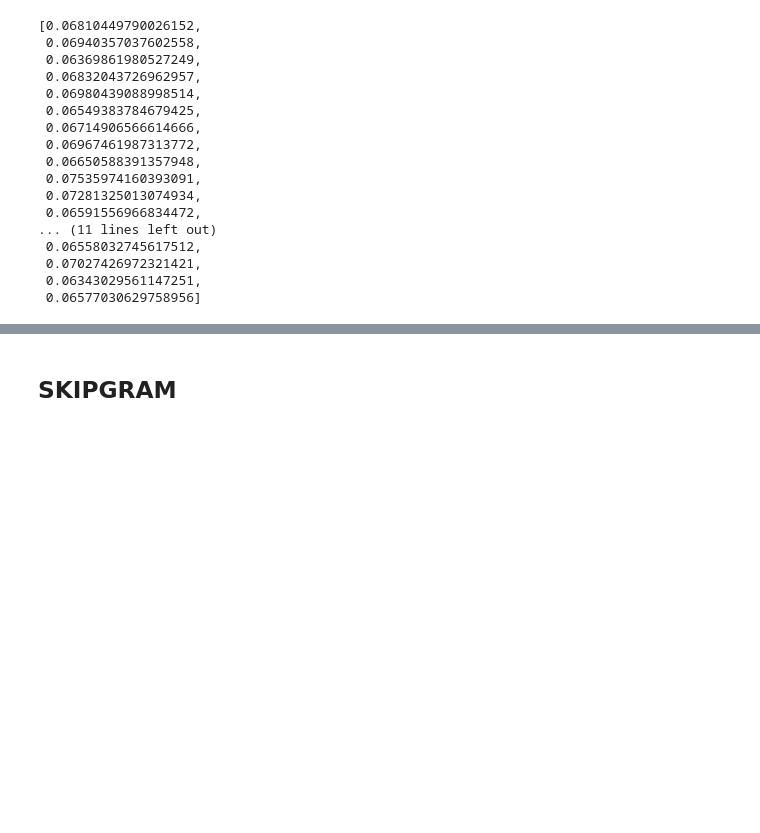
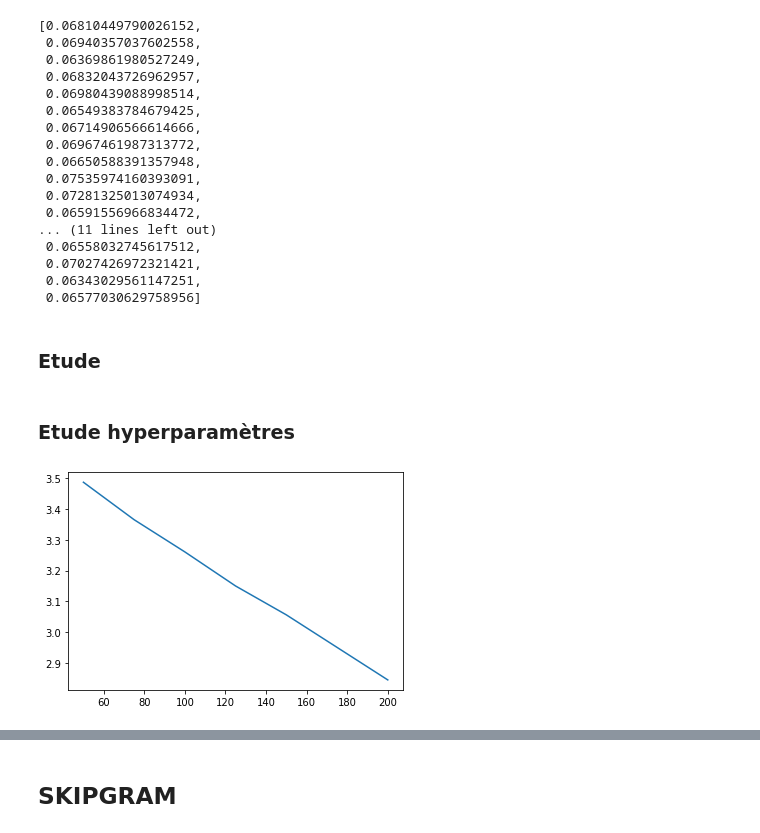
Before and after one commit to dmkant/projet-statistique-2022, a Jupyter notebook: reduction_dim/moyenne/comparaison.ipynb, the cells around one changed output, grey strips where cells are left out. Saved outputs shown, nothing was run; the diff lists cells and outputs as text; code cells hidden in the pictures; blank space fills up the shorter version.

```diff
--- a/reduction_dim/moyenne/comparaison.ipynb
+++ b/reduction_dim/moyenne/comparaison.ipynb
@@ -151,3 +228,23 @@ correlation_proche_glove
  0.07027426972321421,
  0.06343029561147251,
  0.06577030629758956]
+# %% [markdown]
+### Etude
+# %%
+mod_tsne_glove=[]
+divergence_glove=[]
+for index, p in enumerate([50,75,100,125,150,200]):
+    tsne = TSNE(n_components = 2, perplexity=p, n_iter=2000, random_state=0)
+    tsne_results = tsne.fit_transform(X_scaled)
+    tsne_distance = euclidean_distances(tsne_results)
+    mod_tsne_glove.append(tsne_distance)
+    divergence_glove.append(tsne.kl_divergence_)
+# %% [markdown]
+### Etude hyperparamètres
+# %%
+#Etude de la divergence en fonction de la perplexité
+x = np.array([50,75,100,125,150,200])
+plt.plot(x, divergence_glove)
+plt.show()
+# %% [output]
+[figure, added]
```
Also changed, not shown: parts of 16 cells of this notebook.
